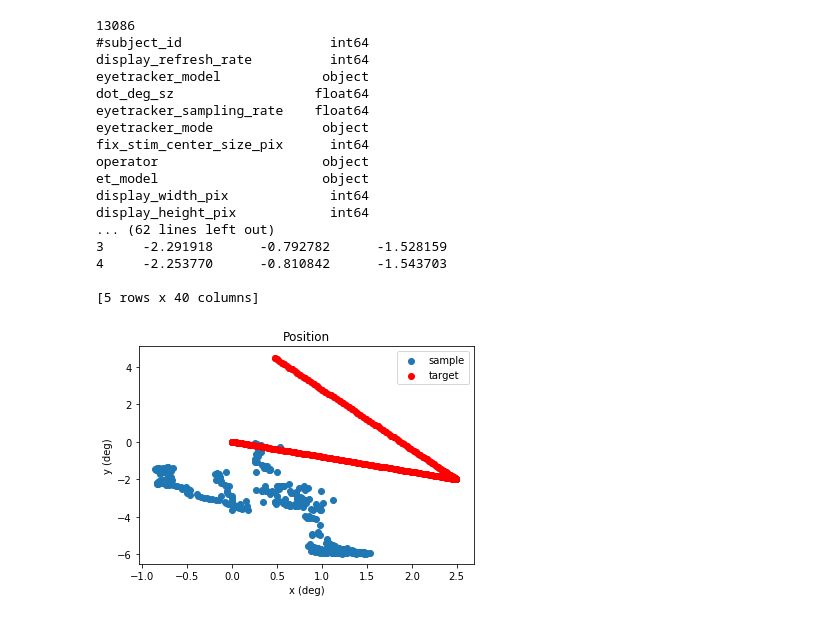
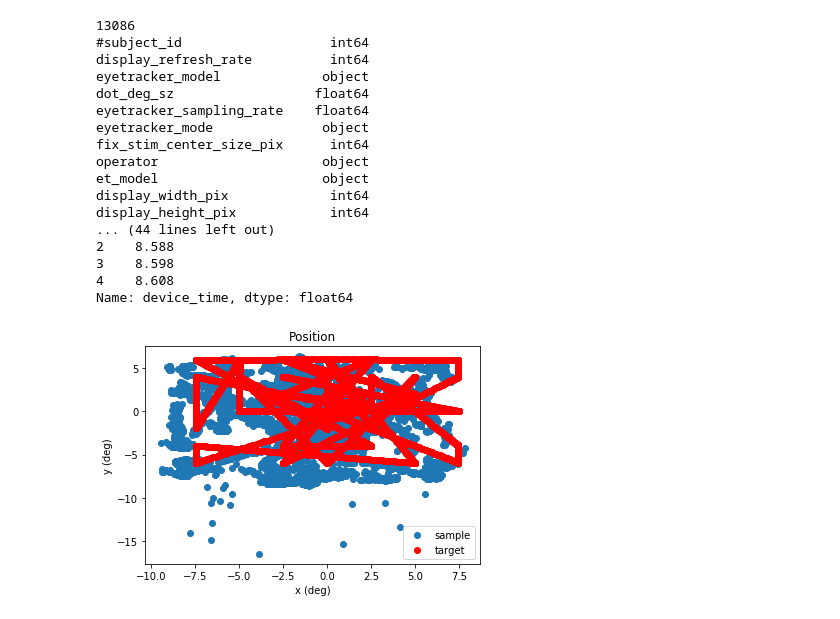
Before and after one commit to ischoning/eyeMovements, a Jupyter notebook: Main_Tester.ipynb, the cells around one changed output. Saved outputs shown, nothing was run; the diff lists cells and outputs as text; code cells hidden in the pictures.

```diff
--- a/Main_Tester.ipynb
+++ b/Main_Tester.ipynb
@@ -219,38 +16,41 @@ def overview_plot(data):
 file = '/Users/ischoning/PycharmProjects/GitHub/data/varjo_events_3_0_0.txt'
 
 # create dataframe
 df = pd.read_csv(file, sep="\t")
 
 print(len(df))
 # print(df.columns.values)
 print(df.dtypes)
-print(df.head())
+print(df.time.head())
+print(df.dt.head())
+print(df.device_time.head()) # same as time
 
-df = df[:500]
+# sample rate: 100 samples per sec
+df = df[:]
 
 plt.scatter(df.right_angle_x, df.right_angle_y, label = 'sample')
 plt.scatter(df.target_angle_x, df.target_angle_y, color = 'red', label = 'target')
 plt.title('Position')
 plt.xlabel('x (deg)')
 plt.ylabel('y (deg)')
 plt.legend()
 plt.show()
 # %% [output]
 13086
 #subject_id                   int64
 display_refresh_rate          int64
 eyetracker_model             object
 dot_deg_sz                  float64
 eyetracker_sampling_rate    float64
 eyetracker_mode              object
 fix_stim_center_size_pix      int64
 operator                     object
 et_model                     object
 display_width_pix             int64
 display_height_pix            int64
-... (62 lines left out)
-3     -2.291918      -0.792782      -1.528159
-4     -2.253770      -0.810842      -1.543703
-
-[5 rows x 40 columns]
+... (44 lines left out)
+2    8.588
+3    8.598
+4    8.608
+Name: device_time, dtype: float64
-[figure, old version]
+[figure, new version]
```
Also changed, not shown: parts of 11 cells of this notebook.
